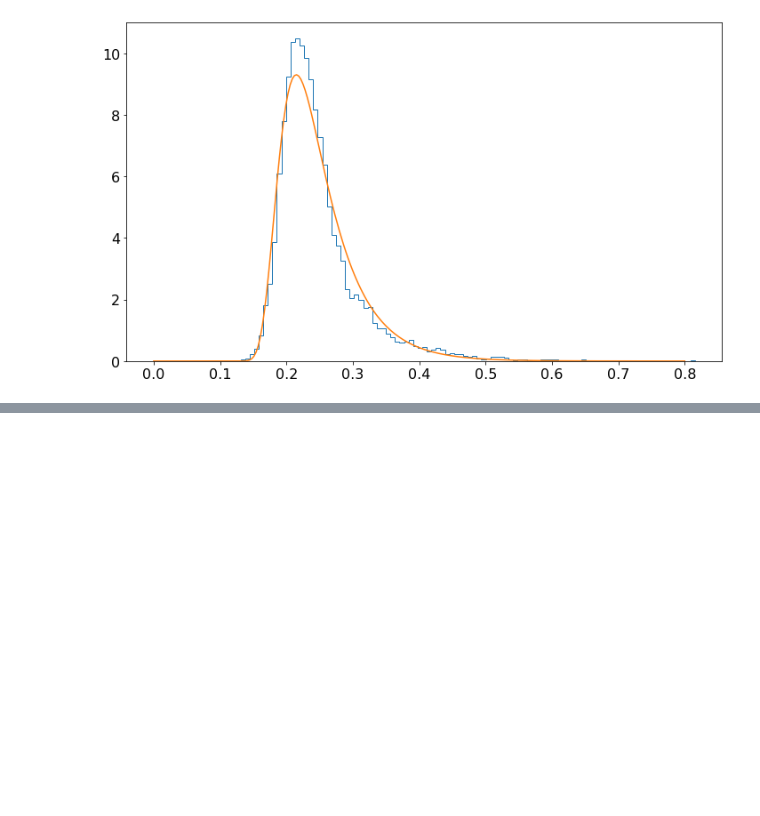
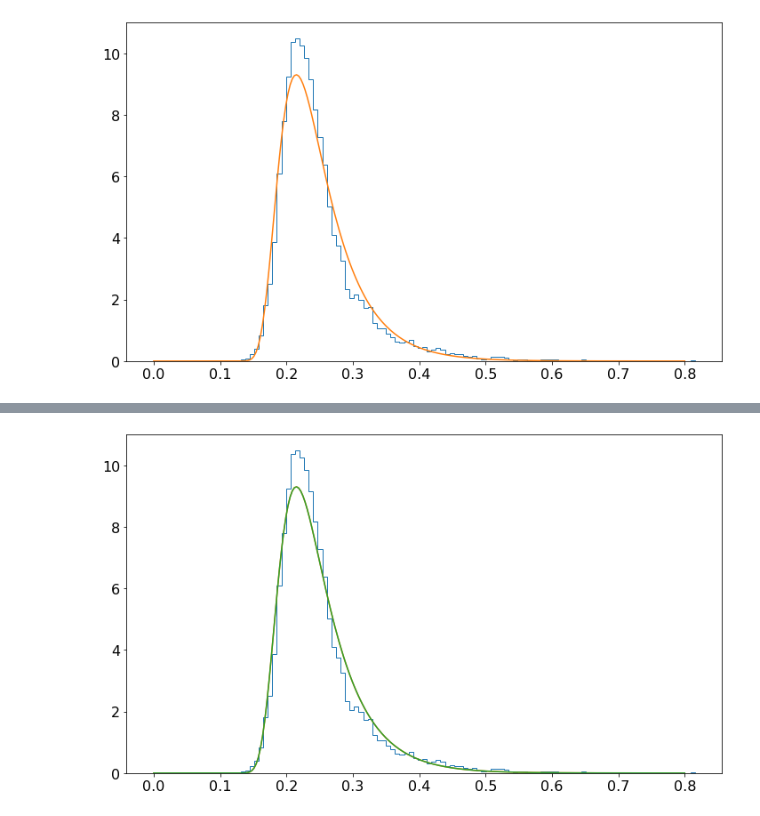
Before and after one commit to VitalyVorobyev/tpcdigi, a Jupyter notebook: dEdxFit.ipynb, the cells around one changed output, grey strips where cells are left out. Saved outputs shown, nothing was run; the diff lists cells and outputs as text; code cells hidden in the pictures; blank space fills up the shorter version.

```diff
--- a/dEdxFit.ipynb
+++ b/dEdxFit.ipynb
@@ -53,3 +53,7 @@ plt.hist(ds, bins=100, density=True, histtype='step')
 plt.plot(x, y);
 # %% [output]
 [figure]
+# %%
+def landau(x, x0, xi):
+    lam = (x - x0) / xi
+    return np.exp(-0.5 * (lam + np.exp(-lam))) / np.sqrt(2.*np.pi)
@@ -55,0 +62,8 @@ plt.plot(x, y);
+# %%
+def norm_landau(x, *pars):
+    norm = quad(lambda z: landau(z, *pars), 0.1, 0.7)[0]
+    return landau(x, *pars) / norm
+# %%
+def loglh(pars):
+    x0, xi = pars
+    return -2. * np.log(norm_landau(ds, x0, xi)).sum()
@@ -55,0 +72,3 @@ plt.plot(x, y);
+# %%
+fitres = minimize(loglh, [0.213, 0.022], bounds=[(0.180, 0.240), (0.010, 0.072)])
+fitres
@@ -55,0 +86,8 @@ plt.plot(x, y);
+# %%
+x = np.linspace(0, 0.8, 250)
+plt.figure(figsize=(12, 7))
+plt.hist(ds, bins=100, density=True, histtype='step')
+plt.plot(x, moyal.pdf(x, x0, s0));
+plt.plot(x, norm_landau(x, *fitres.x));
+# %% [output]
+[figure, added]
```
Also changed, not shown: parts of 5 cells of this notebook.
